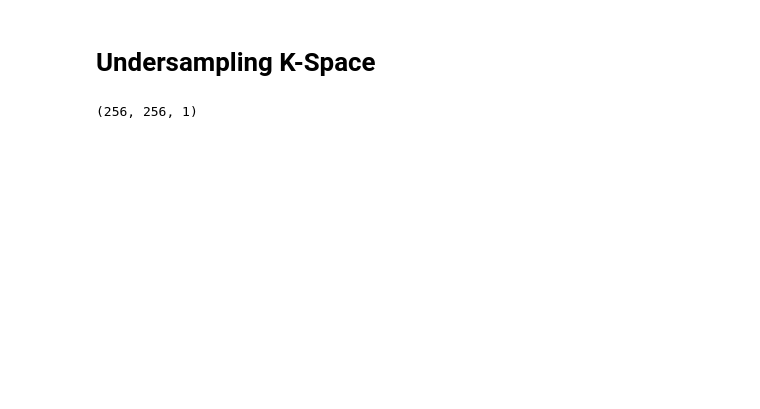
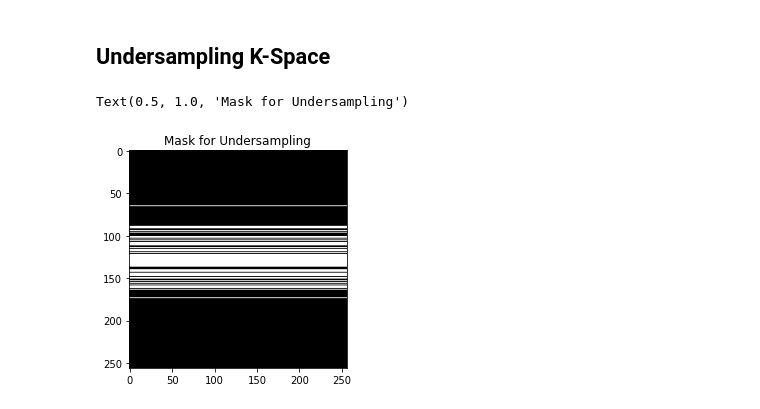
Before and after one commit to amanichopra/Deep-Learning-MRI-Reconstruction, a Jupyter notebook: Preprocess.ipynb, the cells around one changed output. Saved outputs shown, nothing was run; the diff lists cells and outputs as text; code cells hidden in the pictures; blank space fills up the shorter version.

```diff
--- a/Preprocess.ipynb
+++ b/Preprocess.ipynb
@@ -10,6 +14,6 @@ from multiprocessing import Pool
 # %%
-def load_micaii(path, num_files_to_load=float('inf'), n_zero_ratio = 0.1): #
-    data_list = data_list = glob.glob(nii_path + '*.nii.gz')[:num_files_to_load]
+def load_miccai(path, num_files_to_load=float('inf'), n_zero_ratio = 0.1): #
+    data_list = glob.glob(nii_path + '*.nii.gz')[:num_files_to_load]
     data = []
     for file in data_list:
         img = nib.load(file).get_fdata()
@@ -25,15 +26,37 @@ imgs = load_micaii(nii_path, num_files_to_load=3)
+# %%
+def train_data_aug(train_gt):
+    gt1= train_gt[0:13461,:,:]
+    gt2a= train_gt[12471:12966,:,:] # overlapping data
+    gt2b= train_gt[12966:13461,:,:] # overlapping data
+    gt3a= train_gt[13461:16629,:,:] # non-overlapping data
+    gt3b= train_gt[16629:19797,:,:] # non-overlapping data
+
+    gt2=np.vstack((gt2a, gt2b))
+    gt3=np.vstack((gt3a, gt3b))
+    gt4 = np.vstack((gt2, gt3))
+    gt_new=np.vstack((gt1, gt4))
+
+    return gt_new
+# %%
+nii_path = '../datasets/MICCAI-2013-SATA-Challenge-Data/canine-legs/training-images/'
+imgs = load_miccai(nii_path, num_files_to_load=3)
+train_gt_aug = train_data_aug(imgs)
+
+with open(os.path.join('./', 'training_gt_aug.pickle'), 'wb') as f:
+    pickle.dump(train_gt_aug, f, protocol=4)
 # %% [markdown]
-# Undersampling K-Space
+## Undersampling K-Space
 # %%
 import pickle
 import matplotlib.pyplot as plt
 from sklearn.model_selection import train_test_split
 
-with open('/Users/amanchopra/Documents/School/College/Fall 2021/CS 390ANP/Deep-Learning-MRI-Reconstruction/Data/mask.pickle', 'rb') as f:
+with open('./masks/mask_1dg_a5.pickle', 'rb') as f:
     mask = pickle.load(f)
 
 plt.imshow(mask, cmap='gray')
 plt.title('Mask for Undersampling')
 # %% [output]
-(256, 256, 1)
+Text(0.5, 1.0, 'Mask for Undersampling')
+[figure, added]
 # %%
```
Also changed, not shown: parts of 8 cells of this notebook, 2 other files.
